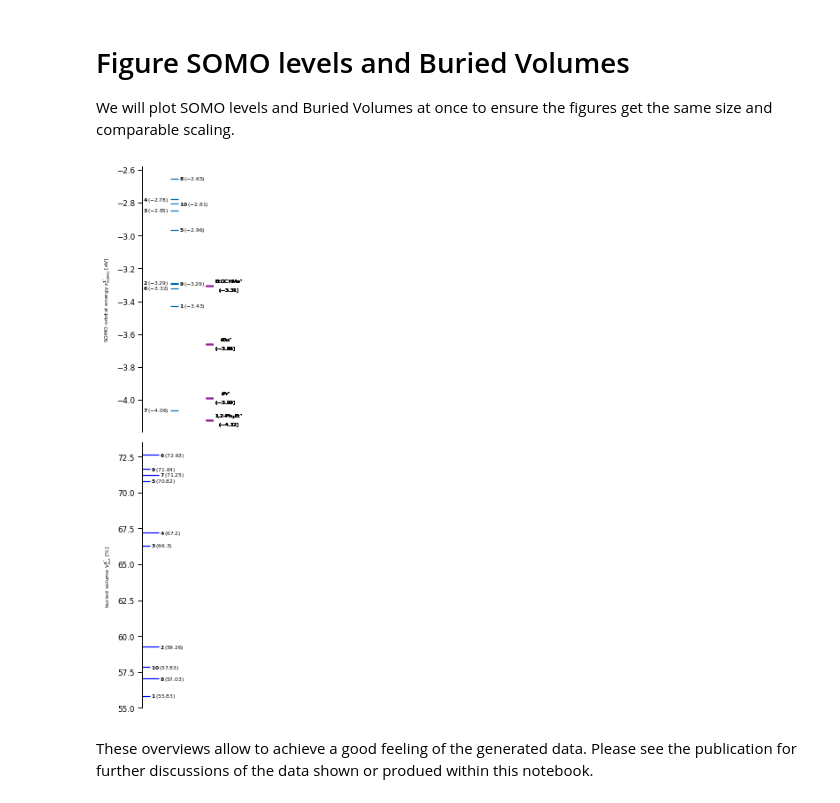
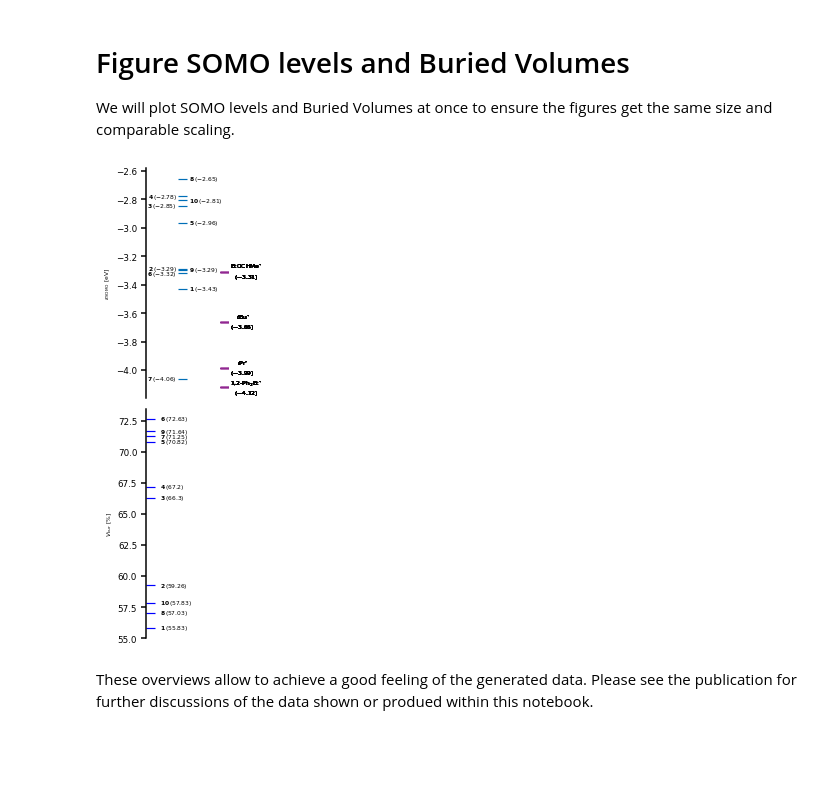
Before and after one commit to BaikgrpKAIST/FIGS-BIs_for_SET_catalysis, a Jupyter notebook: FIGS_BIs_for_redox_catalysis.ipynb, the cells around one changed output. Cells and saved outputs as stored; diff of their text form; code cells hidden in the pictures; blank space fills up the shorter version.

```diff
--- a/FIGS_BIs_for_redox_catalysis.ipynb
+++ b/FIGS_BIs_for_redox_catalysis.ipynb
@@ -1238,7 +1238,7 @@ dataframe = df_dataoverview
 
 if not full_dataset:
     fig, axs = plt.subplots(
-        2, 1, figsize=(2.3, 8.66), sharex=True, constrained_layout=True
+        2, 1, figsize=(2.3, 6.7), sharex=True, constrained_layout=True
     )
 else:
     fig, axs = plt.subplots(
@@ -1252,6 +1252,10 @@ for ax in axs:
     ax.spines["top"].set_visible(False)
     ax.spines["bottom"].set_visible(False)
     ax.spines["right"].set_visible(False)
+    ax.yaxis.set_tick_params(width=1.5)
+    for axis in ['top','bottom','left','right']:
+        ax.spines[axis].set_linewidth(1.5)
+
 
 lineheight = 1
 linemargin = 2 * lineheight
@@ -1266,7 +1270,7 @@ reference_radicals = {
     r"1,2-$\mathrm{Ph_{2}Et^•}$": -4.121436524,
     r"$i\mathrm{Pr^•}$": -3.98810073216,
     r"$t\mathrm{Bu^•}$": -3.659931417,
-    r"$\mathrm{EtOCHMe^•}$": -3.30727185444,
+    r"$\mathrm{EtOCHMe^•}$": -3.30727185444
 }
 # Tolyl radical: "$\mathrm{PhCH_{2}^•}$": -4.35137273526
 # Phenyl radical: "$\mathrm{Ph^•}$": -5.527176724
@@ -1338,7 +1342,7 @@ for idx, label_value in enumerate(zip(labels, df_redox)):
         )
 
     ax.set_ylabel(
-        r"SOMO orbital energy $\epsilon_{\mathrm{SOMO}}^{\mathbf{1^•}}$ [$\mathrm{eV}$]"
+        r"$\epsilon_{\mathrm{SOMO}}$ [$\mathrm{eV}$]"
     )
 
 # Second plot for buried volumes
@@ -1364,40 +1368,43 @@ df_vbur = np.multiply(df_vbur, 100)
 for idx, label_value in enumerate(zip(labels, df_vbur)):
     label, value = label_value
 
     x_0 = -1.3
-    if idx % 2 == 0:
-        x = x_0 + 0.5
-    else:
-        x = x_0 + 1
+    #For alternating offset
+    #if idx % 2 == 0:
+    #    x = x_0 + 0.5
+    #else:
+    #    x = x_0 + 1
+
+    x = x_0 + 0.5
 
     ax.hlines(value, x_0, x, color=colors[1])
 
     # Now attach compound labels. We do this in a second loop so that the overall
     # x limits of our figure are defined.
     latex_label = (
         r"$\mathbf{" + str(label) + r"}\/\mathrm{(" + str(round(value[0], 2)) + ")}$"
     )
     ax.annotate(
         latex_label,
         xy=(x, value),
-        xytext=(1, 0),
+        xytext=(5, 0),
         textcoords="offset points",
         horizontalalignment="left",
         verticalalignment="center",
         weight="bold",
     )
 
-    ax.set_ylabel(r"buried volume $V_{\mathrm{bur}}^{\mathbf{1^•}}$ [$\mathrm{\%}$]")
+    ax.set_ylabel(r"$V_{\mathrm{bur}}$ [$\mathrm{\%}$]")
 
 
 plt.show()
 filename_png = "SOMOs.png"
 fig.savefig(filename_png, dpi=300)
 
 # Uncomment the following line if you want to automatically download the
 # generated figures.
-# files.download(filename_png)
+#files.download(filename_png)
 # %% [output]
-[figure, old version]
+[figure, new version]
 # %% [markdown]
 These overviews allow to achieve a good feeling of the generated data. Please see the publication for further discussions of the data shown or produed within this notebook.
```
Also changed, not shown: parts of 2 cells of this notebook.
